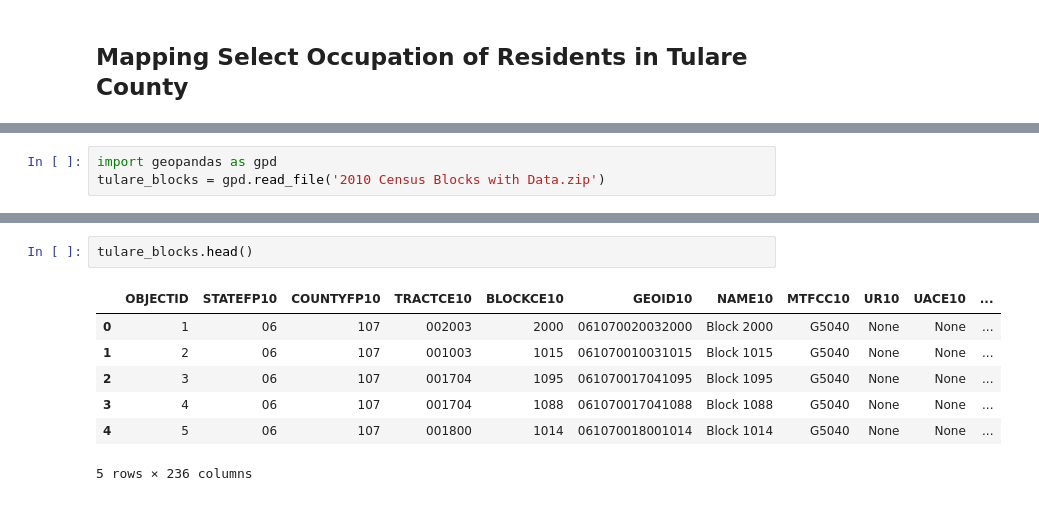
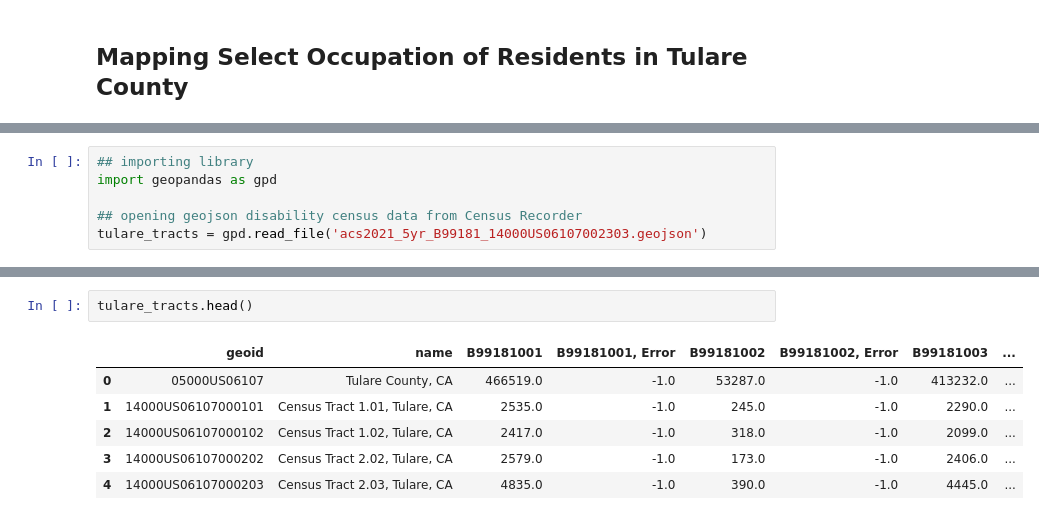
Before and after one commit to ngmelo/up221-melody, a Jupyter notebook: Week 3/ng.melody.week3assgn.ipynb, the cells around one changed output, grey strips where cells are left out. Saved outputs shown, nothing was run; the diff lists cells and outputs as text.

```diff
--- a/Week 3/ng.melody.week3assgn.ipynb
+++ b/Week 3/ng.melody.week3assgn.ipynb
@@ -280,4 +282,7 @@ occ_tulare2.plot.scatter(x='Professional and Related',y='Transportation and Mate
 # %%
+## importing library
 import geopandas as gpd
-tulare_blocks = gpd.read_file('2010 Census Blocks with Data.zip')
+
+## opening geojson disability census data from Census Recorder
+tulare_tracts = gpd.read_file('acs2021_5yr_B99181_14000US06107002303.geojson')
 # %%
@@ -291,12 +307,11 @@ memory usage: 24.8+ MB
 # %%
-tulare_blocks.head()
+tulare_tracts.head()
 # %% [output]
-|  | OBJECTID | STATEFP10 | COUNTYFP10 | TRACTCE10 | BLOCKCE10 | GEOID10 | NAME10 | MTFCC10 | UR10 | UACE10 | ... |
-| 0 | 1 | 06 | 107 | 002003 | 2000 | 061070020032000 | Block 2000 | G5040 | None | None | ... |
-| 1 | 2 | 06 | 107 | 001003 | 1015 | 061070010031015 | Block 1015 | G5040 | None | None | ... |
-| 2 | 3 | 06 | 107 | 001704 | 1095 | 061070017041095 | Block 1095 | G5040 | None | None | ... |
-| 3 | 4 | 06 | 107 | 001704 | 1088 | 061070017041088 | Block 1088 | G5040 | None | None | ... |
-| 4 | 5 | 06 | 107 | 001800 | 1014 | 061070018001014 | Block 1014 | G5040 | None | None | ... |
+|  | geoid | name | B99181001 | B99181001, Error | B99181002 | B99181002, Error | B99181003 | ... |
+| 0 | 05000US06107 | Tulare County, CA | 466519.0 | -1.0 | 53287.0 | -1.0 | 413232.0 | ... |
+| 1 | 14000US06107000101 | Census Tract 1.01, Tulare, CA | 2535.0 | -1.0 | 245.0 | -1.0 | 2290.0 | ... |
+| 2 | 14000US06107000102 | Census Tract 1.02, Tulare, CA | 2417.0 | -1.0 | 318.0 | -1.0 | 2099.0 | ... |
+| 3 | 14000US06107000202 | Census Tract 2.02, Tulare, CA | 2579.0 | -1.0 | 173.0 | -1.0 | 2406.0 | ... |
+| 4 | 14000US06107000203 | Census Tract 2.03, Tulare, CA | 4835.0 | -1.0 | 390.0 | -1.0 | 4445.0 | ... |
-5 rows × 236 columns
 # %%
 ## Creating FIPS variable from Tulare Census Block shapefile (with three variables in the data) needed to merge with Social Explorer data
```
Also changed, not shown: parts of 21 cells of this notebook.
